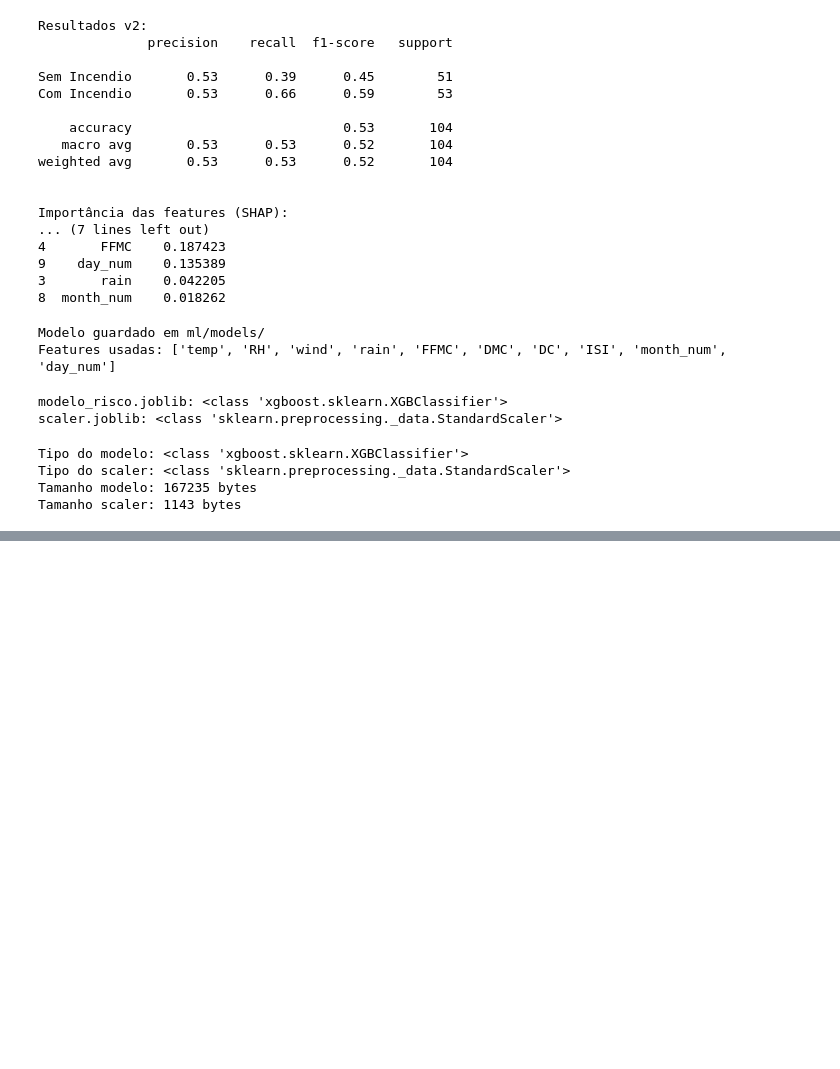
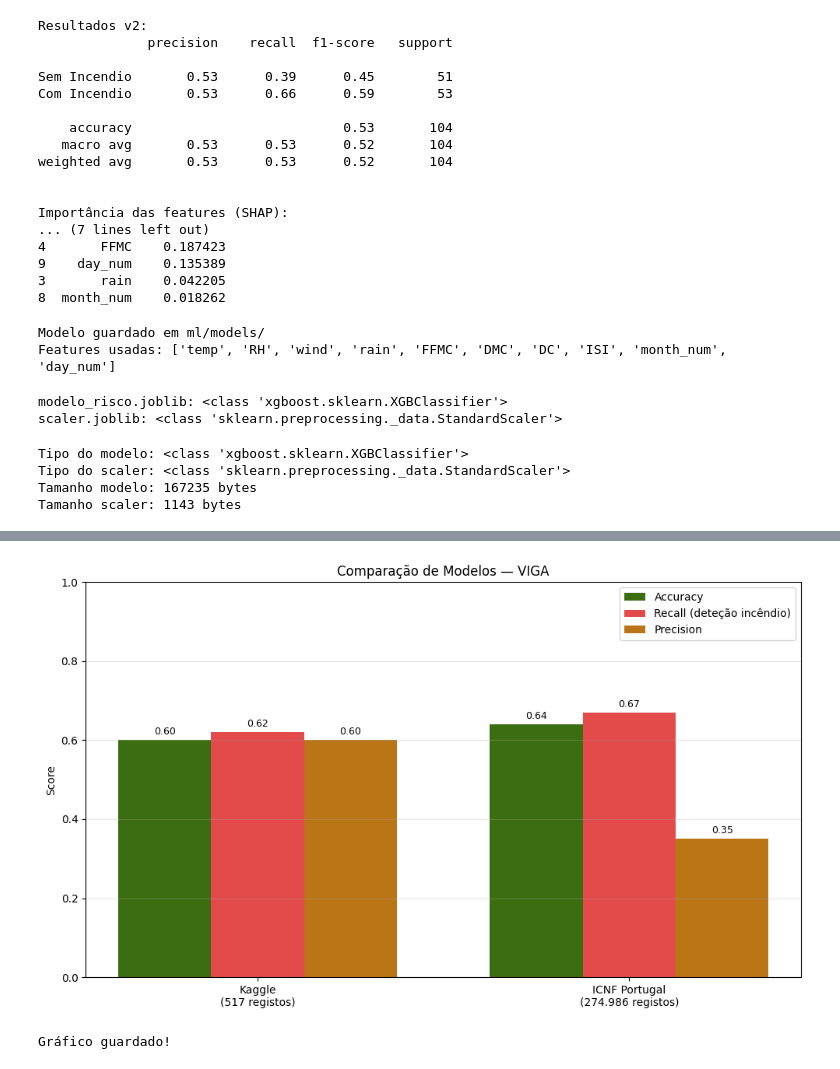
Before and after one commit to DanielRombo/viga-fire-risk-prediction, a Jupyter notebook: ml/notebooks/01_exploracao_dados.ipynb, the cells around one changed output, grey strips where cells are left out. Saved outputs shown, nothing was run; the diff lists cells and outputs as text; code cells hidden in the pictures; blank space fills up the shorter version.

```diff
--- a/ml/notebooks/01_exploracao_dados.ipynb
+++ b/ml/notebooks/01_exploracao_dados.ipynb
@@ -279,0 +561,40 @@ Tamanho scaler: 1143 bytes
+# %%
+import matplotlib.pyplot as plt
+import numpy as np
+
+# Dados dos dois modelos
+modelos = ['Kaggle\n(517 registos)', 'ICNF Portugal\n(274.986 registos)']
+accuracy = [0.60, 0.64]
+recall_incendio = [0.62, 0.67]
+precision_incendio = [0.60, 0.35]
+
+x = np.arange(len(modelos))
+width = 0.25
+
+fig, ax = plt.subplots(figsize=(10, 6))
+bars1 = ax.bar(x - width, accuracy, width, label='Accuracy', color='#3B6D11')
+bars2 = ax.bar(x, recall_incendio, width, label='Recall (deteção incêndio)', color='#E24B4A')
+bars3 = ax.bar(x + width, precision_incendio, width, label='Precision', color='#BA7517')
+
+ax.set_ylabel('Score')
+ax.set_title('Comparação de Modelos — VIGA')
+ax.set_xticks(x)
+ax.set_xticklabels(modelos)
+ax.set_ylim(0, 1)
+ax.legend()
+ax.grid(axis='y', alpha=0.3)
+
+for bar in [bars1, bars2, bars3]:
+    for b in bar:
+        ax.annotate(f'{b.get_height():.2f}',
+            xy=(b.get_x() + b.get_width()/2, b.get_height()),
+            xytext=(0, 3), textcoords="offset points",
+            ha='center', va='bottom', fontsize=9)
+
+plt.tight_layout()
+plt.savefig('../models/comparacao_modelos.png', dpi=150)
+plt.show()
+print("Gráfico guardado!")
+# %% [output]
+[figure, added]
+Gráfico guardado!
```
Also changed, not shown: parts of 11 cells of this notebook, 51 other files.
